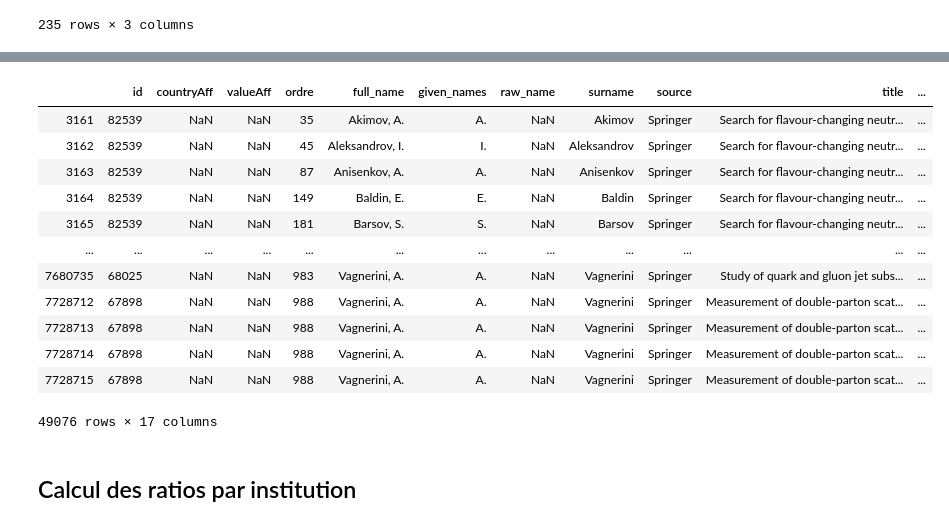
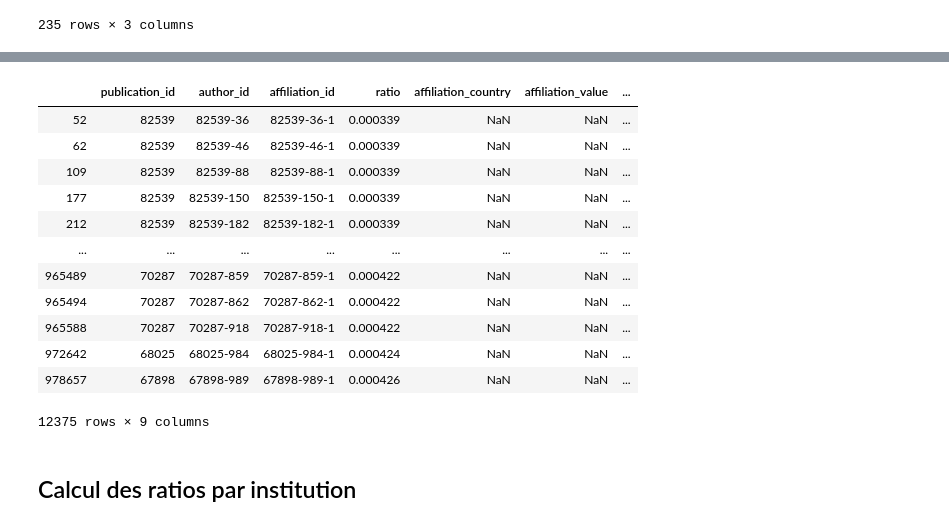
Before and after one commit to dis-unige/scoap3, a Jupyter notebook: scoap3_ch.ipynb, the cells around one changed output, grey strips where cells are left out. Saved outputs shown, nothing was run; the diff lists cells and outputs as text; code cells hidden in the pictures.

```diff
--- a/scoap3_ch.ipynb
+++ b/scoap3_ch.ipynb
@@ -418,10 +417,10 @@ variantes_affiliations
 # %%
 # Normalisation du nom de l'affiliation pour améliorer le match
 import unidecode
-df['affiliation_norm'] = df['valueAff'].str.normalize('NFKC').str.upper().str.strip()
+df_affiliations['affiliation_norm'] = df_affiliations['affiliation_value'].str.normalize('NFKC').str.upper().str.strip()
 variantes_affiliations['affiliation_norm'] = variantes_affiliations['Affiliation'].str.normalize('NFKC').str.upper().str.strip()
 # %%
 # remplacement des accents
-df['affiliation_norm'] = df.apply(lambda x: unidecode.unidecode(str(x.affiliation_norm)), axis=1)
+df_affiliations['affiliation_norm'] = df_affiliations.apply(lambda x: unidecode.unidecode(str(x.affiliation_norm)), axis=1)
 variantes_affiliations['affiliation_norm'] = variantes_affiliations.apply(lambda x: unidecode.unidecode(str(x.affiliation_norm)), axis=1)
 # %%
@@ -456,16 +455,16 @@ variantes_affiliations['affiliation_norm']
 Name: affiliation_norm, Length: 292, dtype: object
 # %%
 # supprimer la ponctuation
-df['affiliation_norm'] = df['affiliation_norm'].str.replace('.', '')
-df['affiliation_norm'] = df['affiliation_norm'].str.replace(',', '')
-df['affiliation_norm'] = df['affiliation_norm'].str.replace(':', '')
-df['affiliation_norm'] = df['affiliation_norm'].str.replace(';', '')
-df['affiliation_norm'] = df['affiliation_norm'].str.replace('-', '')
-df['affiliation_norm'] = df['affiliation_norm'].str.replace('?', '')
-df['affiliation_norm'] = df['affiliation_norm'].str.replace('!', '')
-df['affiliation_norm'] = df['affiliation_norm'].str.replace('\'', '')
-df['affiliation_norm'] = df['affiliation_norm'].str.replace('\"', '')
-df['affiliation_norm'] = df['affiliation_norm'].str.replace('  ', ' ')
+df_affiliations['affiliation_norm'] = df_affiliations['affiliation_norm'].str.replace('.', '')
+df_affiliations['affiliation_norm'] = df_affiliations['affiliation_norm'].str.replace(',', '')
+df_affiliations['affiliation_norm'] = df_affiliations['affiliation_norm'].str.replace(':', '')
+df_affiliations['affiliation_norm'] = df_affiliations['affiliation_norm'].str.replace(';', '')
+df_affiliations['affiliation_norm'] = df_affiliations['affiliation_norm'].str.replace('-', '')
+df_affiliations['affiliation_norm'] = df_affiliations['affiliation_norm'].str.replace('?', '')
+df_affiliations['affiliation_norm'] = df_affiliations['affiliation_norm'].str.replace('!', '')
+df_affiliations['affiliation_norm'] = df_affiliations['affiliation_norm'].str.replace('\'', '')
+df_affiliations['affiliation_norm'] = df_affiliations['affiliation_norm'].str.replace('\"', '')
+df_affiliations['affiliation_norm'] = df_affiliations['affiliation_norm'].str.replace('  ', ' ')
 
 variantes_affiliations['affiliation_norm'] = variantes_affiliations['affiliation_norm'].str.replace('.', '')
 variantes_affiliations['affiliation_norm'] = variantes_affiliations['affiliation_norm'].str.replace(',', '')
@@ -478,7 +477,7 @@ variantes_affiliations['affiliation_norm'] = variantes_affiliations['affiliation
 variantes_affiliations['affiliation_norm'] = variantes_affiliations['affiliation_norm'].str.replace('\"', '')
 variantes_affiliations['affiliation_norm'] = variantes_affiliations['affiliation_norm'].str.replace('  ', ' ')
 
-df['affiliation_norm']
+df_affiliations['affiliation_norm']
 # %% [output]
 0          DEPARTMENT OF THEORETICAL PHYSICS CENTER FOR A...
 1          GRAVITATIONAL WAVE SCIENCE CENTER (GWSC) UNIVE...
@@ -528,6 +527,6 @@ variantes_affiliations
 235 rows × 3 columns
 # %%
 # Merge final pour ajouter le code de l'institution
-df = pd.merge(df, variantes_affiliations, how='left', on='affiliation_norm')
+df = pd.merge(df_affiliations, variantes_affiliations, how='left', on='affiliation_norm')
 df
 # %% [output]
@@ -598,19 +597,19 @@ LAPTH CNRS USMB ANNECY FRANCE
 Name: affiliation_norm, Length: 4929, dtype: int64
 # %%
 # export des affiliations manquantes
-df.loc[df['valueAff'].isnull()].to_csv(affiliations_missing, header=True)
-df.loc[df['valueAff'].isnull()]
+df.loc[df['affiliation_value'].isnull()].to_csv(affiliations_missing, header=True, index=False)
+df.loc[df['affiliation_value'].isnull()]
 # %% [output]
-|  | id | countryAff | valueAff | ordre | full_name | given_names | raw_name | surname | source | title | ... |
-| 3161 | 82539 | NaN | NaN | 35 | Akimov, A. | A. | NaN | Akimov | Springer | Search for flavour-changing neutr... | ... |
-| 3162 | 82539 | NaN | NaN | 45 | Aleksandrov, I. | I. | NaN | Aleksandrov | Springer | Search for flavour-changing neutr... | ... |
-| 3163 | 82539 | NaN | NaN | 87 | Anisenkov, A. | A. | NaN | Anisenkov | Springer | Search for flavour-changing neutr... | ... |
-| 3164 | 82539 | NaN | NaN | 149 | Baldin, E. | E. | NaN | Baldin | Springer | Search for flavour-changing neutr... | ... |
-| 3165 | 82539 | NaN | NaN | 181 | Barsov, S. | S. | NaN | Barsov | Springer | Search for flavour-changing neutr... | ... |
-| ... | ... | ... | ... | ... | ... | ... | ... | ... | ... | ... | ... |
-| 7680735 | 68025 | NaN | NaN | 983 | Vagnerini, A. | A. | NaN | Vagnerini | Springer | Study of quark and gluon jet subs... | ... |
-| 7728712 | 67898 | NaN | NaN | 988 | Vagnerini, A. | A. | NaN | Vagnerini | Springer | Measurement of double-parton scat... | ... |
-| 7728713 | 67898 | NaN | NaN | 988 | Vagnerini, A. | A. | NaN | Vagnerini | Springer | Measurement of double-parton scat... | ... |
-| 7728714 | 67898 | NaN | NaN | 988 | Vagnerini, A. | A. | NaN | Vagnerini | Springer | Measurement of double-parton scat... | ... |
-| 7728715 | 67898 | NaN | NaN | 988 | Vagnerini, A. | A. | NaN | Vagnerini | Springer | Measurement of double-parton scat... | ... |
+|  | publication_id | author_id | affiliation_id | ratio | affiliation_country | affiliation_value | ... |
+| 52 | 82539 | 82539-36 | 82539-36-1 | 0.000339 | NaN | NaN | ... |
+| 62 | 82539 | 82539-46 | 82539-46-1 | 0.000339 | NaN | NaN | ... |
+| 109 | 82539 | 82539-88 | 82539-88-1 | 0.000339 | NaN | NaN | ... |
+| 177 | 82539 | 82539-150 | 82539-150-1 | 0.000339 | NaN | NaN | ... |
+| 212 | 82539 | 82539-182 | 82539-182-1 | 0.000339 | NaN | NaN | ... |
+| ... | ... | ... | ... | ... | ... | ... | ... |
+| 965489 | 70287 | 70287-859 | 70287-859-1 | 0.000422 | NaN | NaN | ... |
+| 965494 | 70287 | 70287-862 | 70287-862-1 | 0.000422 | NaN | NaN | ... |
+| 965588 | 70287 | 70287-918 | 70287-918-1 | 0.000422 | NaN | NaN | ... |
+| 972642 | 68025 | 68025-984 | 68025-984-1 | 0.000424 | NaN | NaN | ... |
+| 978657 | 67898 | 67898-989 | 67898-989-1 | 0.000426 | NaN | NaN | ... |
-49076 rows × 17 columns
+12375 rows × 9 columns
```
Also changed, not shown: parts of 65 cells of this notebook, 1 other file.
